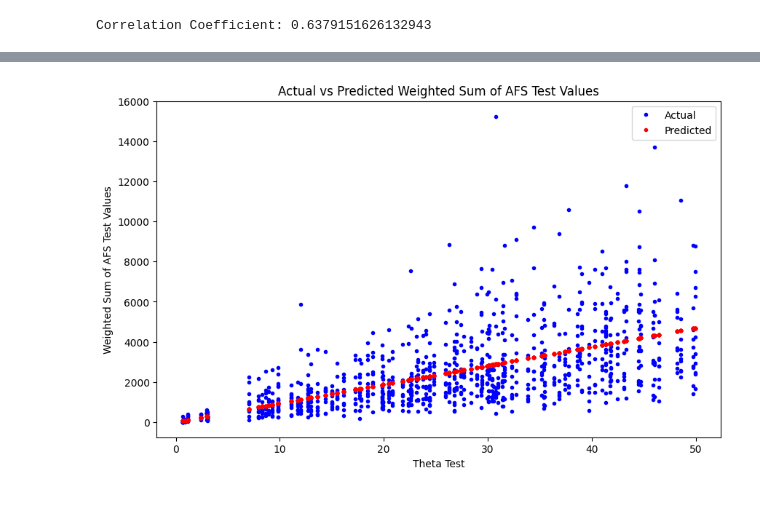
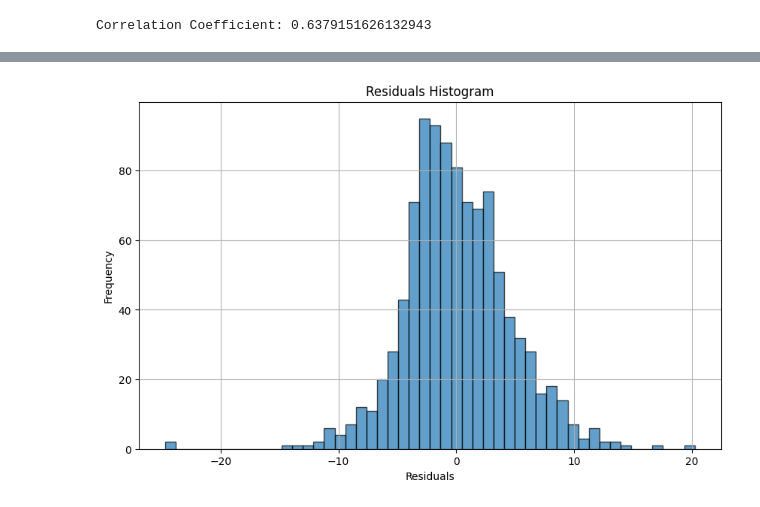
Before and after one commit to Daniel-Xkan/cse280aProject, a Jupyter notebook: train_snp.ipynb, the cells around one changed output, grey strips where cells are left out. Cells and saved outputs as stored; diff of their text form; code cells hidden in the pictures.

```diff
--- a/train_snp.ipynb
+++ b/train_snp.ipynb
@@ -1,27 +1,27 @@
 # %%
 import numpy as np
 
-# Read the theta_train.txt file
-theta_train = np.loadtxt('theta_train.txt')
+# Read the theta_train_no_growth.txt file
+theta_train_no_growth = np.loadtxt('theta_train_no_growth.txt')
 
-# Read the AFS_train.txt file
-AFS_train = np.loadtxt('AFS_train.txt')
+# Read the AFS_train_no_growth.txt file
+AFS_train_no_growth = np.loadtxt('AFS_train_no_growth.txt')
 
-# Read the theta_test.txt file
-theta_test = np.loadtxt('theta_test.txt')
+# Read the theta_test_no_growth.txt file
+theta_test_no_growth = np.loadtxt('theta_test_no_growth.txt')
 
-# Read the AFS_test.txt file
-AFS_test = np.loadtxt('AFS_test.txt')
+# Read the AFS_test_no_growth.txt file
+AFS_test_no_growth = np.loadtxt('AFS_test_no_growth.txt')
 
 # Display the data
 print("Theta Train Data:")
-print(theta_train)
+print(theta_train_no_growth)
 print("\nAFS Train Data:")
-print(AFS_train)
+print(AFS_train_no_growth)
 print("\nTheta Test Data:")
-print(theta_test)
+print(theta_test_no_growth)
 print("\nAFS Test Data:")
-print(AFS_test)
+print(AFS_test_no_growth)
 # %% [output]
 Theta Train Data:
 [41.4878 41.4878 41.4878 ... 38.2319 38.2319 38.2319]
@@ -43,12 +43,12 @@ AFS Train Data:
 # %%
 from sklearn.linear_model import LinearRegression
 
-# Reshape theta_train to be a 2D array
-theta_train_reshaped = theta_train.reshape(-1, 1)
+# Reshape theta_train_no_growth to be a 2D array
+theta_train_no_growth_reshaped = theta_train_no_growth.reshape(-1, 1)
 
 # Create and fit the linear regression model
 model = LinearRegression()
-model.fit(theta_train_reshaped, AFS_train)
+model.fit(theta_train_no_growth_reshaped, AFS_train_no_growth)
 
 # Display the coefficients
 print("Coefficients:", model.coef_)
@@ -119,19 +139,16 @@ R² Score: 0.02512281790972823
-# %%
-import matplotlib.pyplot as plt
-
-# Calculate the weighted sum of AFS for each row
-positions = np.arange(AFS_test.shape[1])
-AFS_test_weighted_sum = (AFS_test * positions).sum(axis=1)
-AFS_test_pred_weighted_sum = (AFS_test_pred * positions).sum(axis=1)
-
-# Plot the actual vs predicted values for the testing set
-plt.figure(figsize=(10, 6))
-plt.plot(theta_test, AFS_test_weighted_sum, 'b.', label='Actual')
-plt.plot(theta_test, AFS_test_pred_weighted_sum, 'r.', label='Predicted')
-plt.xlabel('Theta Test')
-plt.ylabel('Weighted Sum of AFS Test Values')
-plt.title('Actual vs Predicted Weighted Sum of AFS Test Values')
-plt.legend()
-plt.show()
-# %% [output]
-[figure, removed]
+# %%
+import matplotlib.pyplot as plt
+
+# Calculate the residuals
+residuals = theta_test_no_growth - theta_test_no_growth_pred
+
+# Plot the histogram of residuals
+plt.figure(figsize=(10, 6))
+plt.hist(residuals, bins=50, edgecolor='k', alpha=0.7)
+plt.title('Residuals Histogram')
+plt.xlabel('Residuals')
+plt.ylabel('Frequency')
+plt.grid(True)
+plt.show()
+# %% [output]
+[figure, added]
```
Also changed, not shown: parts of 14 cells of this notebook, 14 other files.
